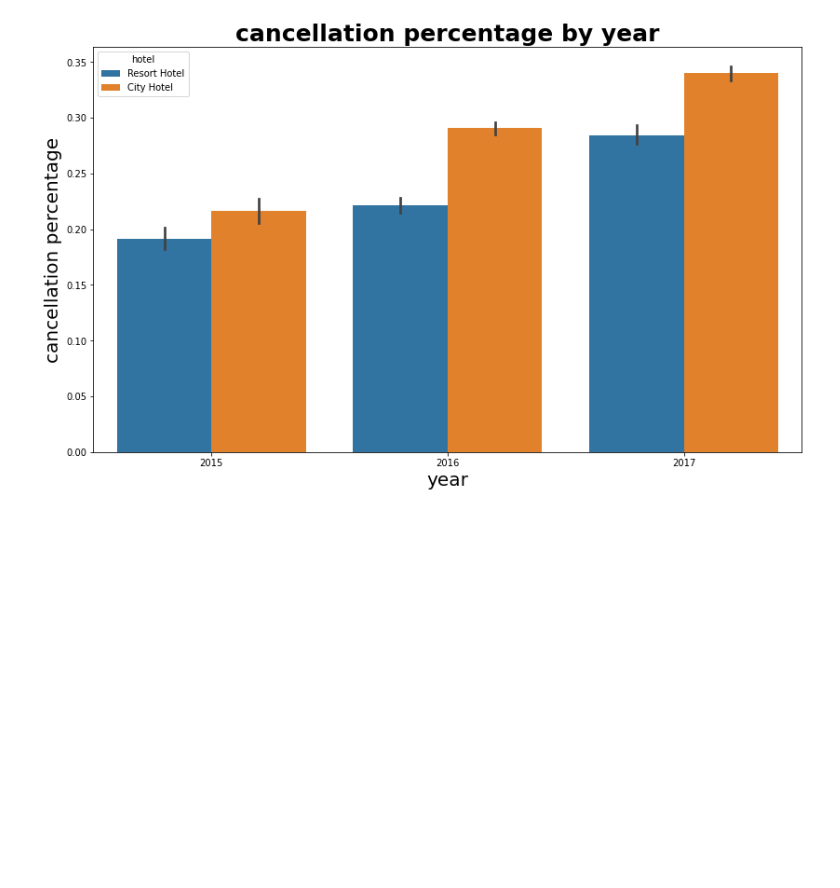
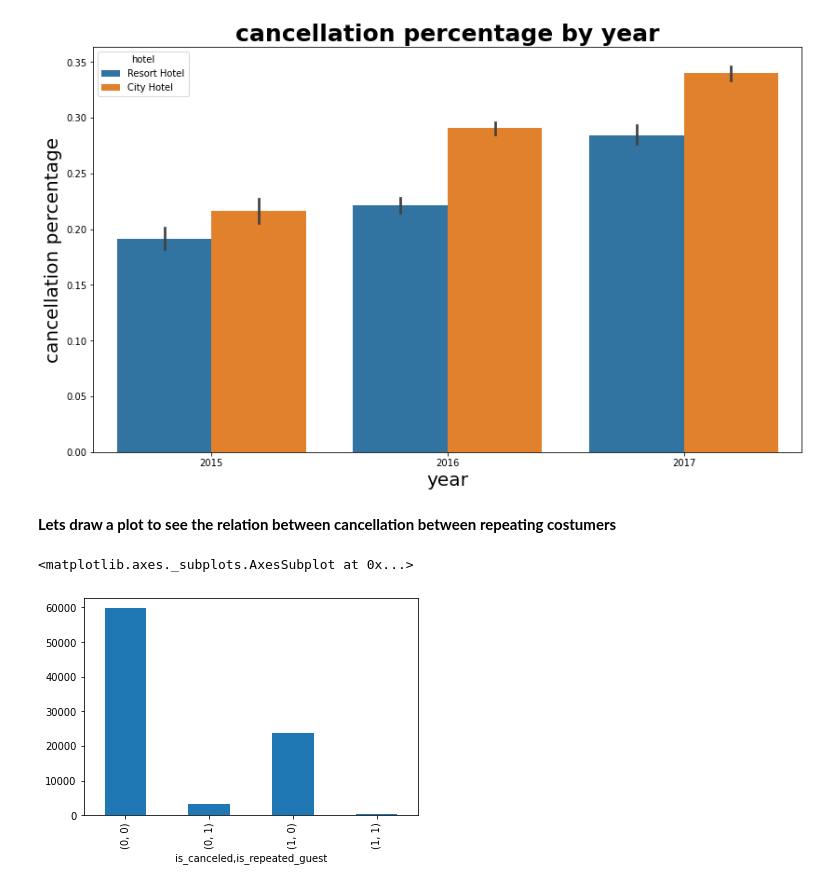
Before and after one commit to kishorpatil03/Hotel-Booking-Analysis, a Jupyter notebook: Hotel_Booking_Analysis_Capstone_Project.ipynb, the cells around one changed output. Cells and saved outputs as stored; diff of their text form; code cells hidden in the pictures; blank space fills up the shorter version.

```diff
--- a/Hotel_Booking_Analysis_Capstone_Project.ipynb
+++ b/Hotel_Booking_Analysis_Capstone_Project.ipynb
@@ -342,3 +342,12 @@ plt.ylabel('cancellation percentage',size=20)
 # %% [output]
 Text(0, 0.5, 'cancellation percentage')
 [figure]
+# %% [markdown]
+**Lets draw a plot to see the relation between cancellation between repeating costumers**
+# %%
+df3=df.groupby(['is_canceled','is_repeated_guest']).size()
+
+df3.plot(kind='bar')
+# %% [output]
+<matplotlib.axes._subplots.AxesSubplot at 0x...>
+[figure, added]
```
Also changed, not shown: parts of 6 cells of this notebook.
